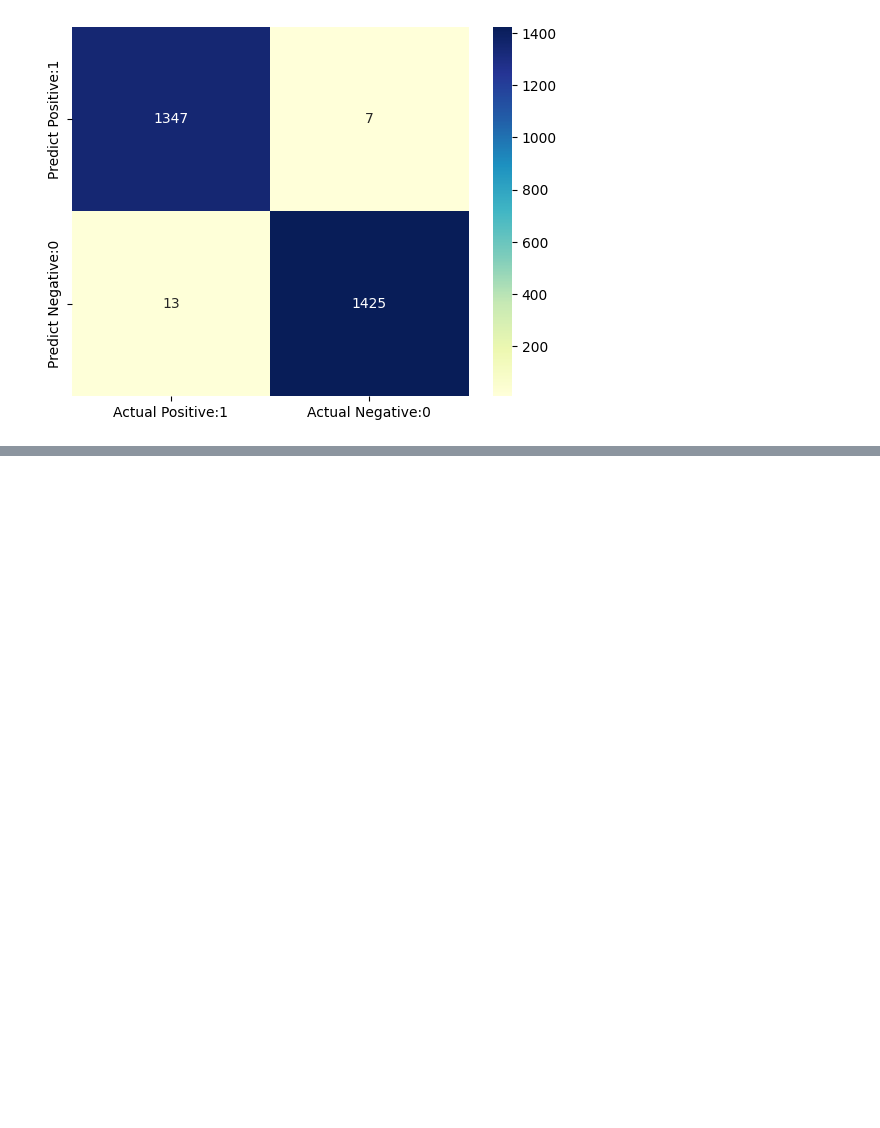
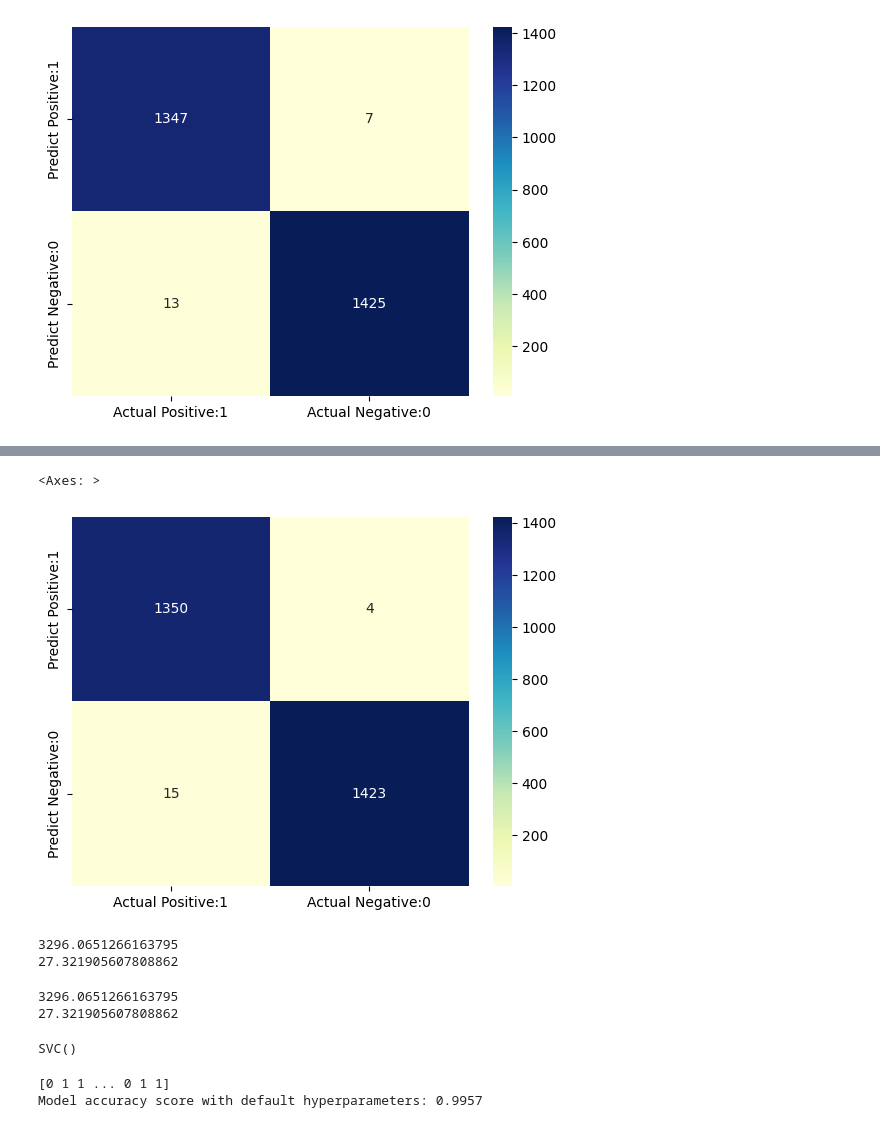
Before and after one commit to Shavil-Singh/ML_cybersec_final, a Jupyter notebook: ml-cybersec-final.ipynb, the cells around one changed output, grey strips where cells are left out. Saved outputs shown, nothing was run; the diff lists cells and outputs as text; code cells hidden in the pictures; blank space fills up the shorter version.

```diff
--- a/ml-cybersec-final.ipynb
+++ b/ml-cybersec-final.ipynb
@@ -141,0 +390,9 @@ sns.heatmap(cm_matrix, annot=True, fmt='d', cmap='YlGnBu')
+# %%
+hdl = headerList[0:(len(headerList)-1)]
+train_data = pd.read_csv("trainingeverything1val.csv")
+x = train_data[hdl].values
+y = train_data['audio_type'].values
+le = LabelEncoder()
+y = le.fit_transform(y)
+x = StandardScaler().fit_transform(x)
+X_train , X_test, y_train, y_test = train_test_split(x,y,test_size=0.2,random_state=0)
@@ -141,0 +411,7 @@ sns.heatmap(cm_matrix, annot=True, fmt='d', cmap='YlGnBu')
+# %%
+cm = confusion_matrix(y_test,ypred)
+print('Confusion matrix\n\n', cm)
+print('\nTrue Positives(TP) = ', cm[0,0])
+print('\nTrue Negatives(TN) = ', cm[1,1])
+print('\nFalse Positives(FP) = ', cm[0,1])
+print('\nFalse Negatives(FN) = ', cm[1,0])
@@ -141,0 +431,15 @@ sns.heatmap(cm_matrix, annot=True, fmt='d', cmap='YlGnBu')
+# %%
+cm_matrix = pd.DataFrame(data=cm, columns=['Actual Positive:1', 'Actual Negative:0'], index=['Predict Positive:1', 'Predict Negative:0'])
+
+sns.heatmap(cm_matrix, annot=True, fmt='d', cmap='YlGnBu')
+# %% [output]
+<Axes: >
+[figure, added]
+# %%
+'forgot about other features haha'
+y,fs = librosa.load('real.wav')
+print(np.mean(librosa.feature.spectral_rolloff(y=y,sr=fs).T))
+print(np.mean(librosa.feature.spectral_contrast(y=y,sr=fs).T))
+# %% [output]
+3296.0651266163795
+27.321905607808862
@@ -141,0 +455,6 @@ sns.heatmap(cm_matrix, annot=True, fmt='d', cmap='YlGnBu')
+# %%
+print(extract_rolloff('real.wav'))
+print(extract_cont('real.wav'))
+# %% [output]
+3296.0651266163795
+27.321905607808862
@@ -141,0 +516,12 @@ sns.heatmap(cm_matrix, annot=True, fmt='d', cmap='YlGnBu')
+# %%
+svc = SVC()
+svc.fit(X_train,y_train)
+# %% [output]
+SVC()
+# %%
+ypred = svc.predict(X_test)
+print(ypred)
+print('Model accuracy score with default hyperparameters: {0:0.4f}'. format(accuracy_score(y_test, ypred)))
+# %% [output]
+[0 1 1 ... 0 1 1]
+Model accuracy score with default hyperparameters: 0.9957
```
Also changed, not shown: parts of 31 cells of this notebook, 4 other files.
